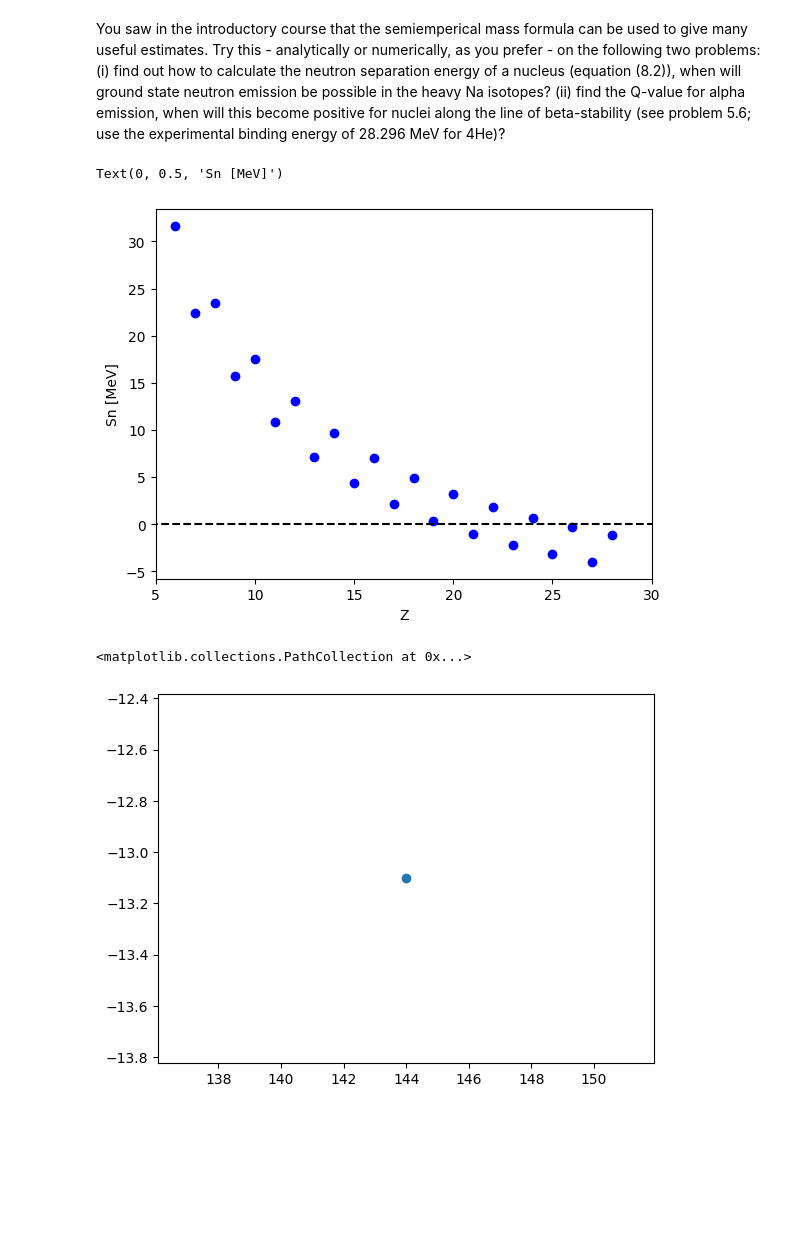
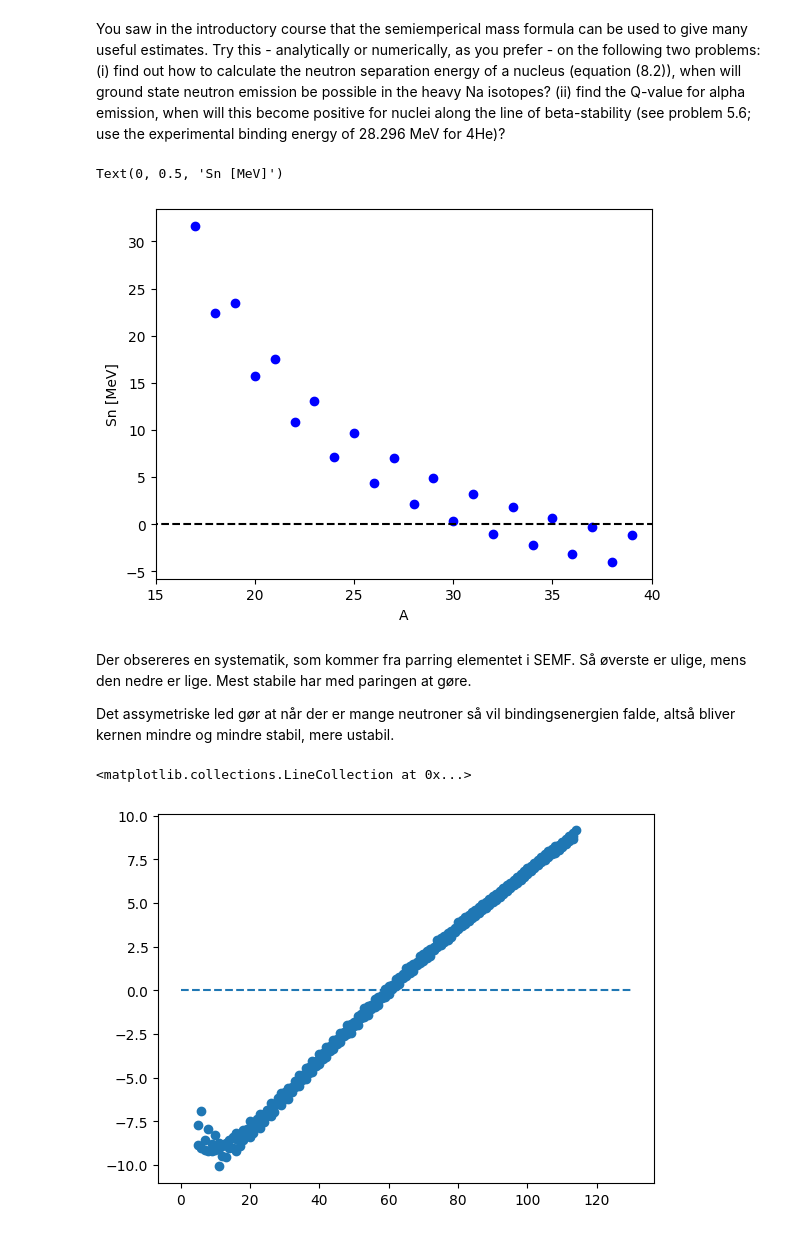
Before and after one commit to mariaheisel99/Studies, a Jupyter notebook: Nuclear_II/exercises.ipynb, the cells around one changed output. Drawn from its saved outputs; the diff is of its cells as text; code cells hidden in the pictures; blank space fills up the shorter version.

```diff
--- a/Nuclear_II/exercises.ipynb
+++ b/Nuclear_II/exercises.ipynb
@@ -62,24 +70,27 @@ N = np.array([6,7,8,9,10,11,12,13,14,15,16,17,18,19,20,21,22,23,24,25,26,27,28])
 A = N+Z
 sn = binding_E(A,Z)-binding_E(A-1,Z)
 
-plt.scatter(N,sn, color='blue')
+plt.scatter(A,sn, color='blue')
 plt.hlines(0,0,40, ls = 'dashed', color='k')
-# plt.annotate('test',(A[0],sp[0]),textcoords="offset points", xytext=(7,0))
-plt.xlim(5,30)
-plt.xlabel('Z')
+# plt.annotate([N}],(A[0],sn[0]),textcoords="offset points", xytext=(7,0))
+plt.xlim(15,40)
+plt.xlabel('A')
 plt.ylabel('Sn [MeV]')
 # %% [output]
 Text(0, 0.5, 'Sn [MeV]')
-[figure, old version]
+[figure, new version]
+# %% [markdown]
+Der obsereres en systematik, som kommer fra parring elementet i SEMF. Så øverste er ulige, mens den nedre er lige. Mest stabile har med paringen at gøre.
+
+Det assymetriske led gør at når der er mange neutroner så vil bindingsenergien falde, altså bliver kernen mindre og mindre stabil, mere ustabil.
 # %%
 ## ii)
-
-A = np.linspace(1,400,311)
+A = np.linspace(10,300,291)
 beta_stability = A/(1.97+0.015*A**(2/3))
 Zs_beta_stability = np.round(beta_stability)
-
 Qalpha = Q_alpha(A,Zs_beta_stability)
 plt.scatter(Zs_beta_stability,Qalpha)
+plt.hlines(0,0,130, ls = 'dashed')
 # %% [output]
-<matplotlib.collections.PathCollection at 0x...>
+<matplotlib.collections.LineCollection at 0x...>
-[figure, old version]
+[figure, new version]
```
Also changed, not shown: parts of 9 cells of this notebook, 2 other files.
